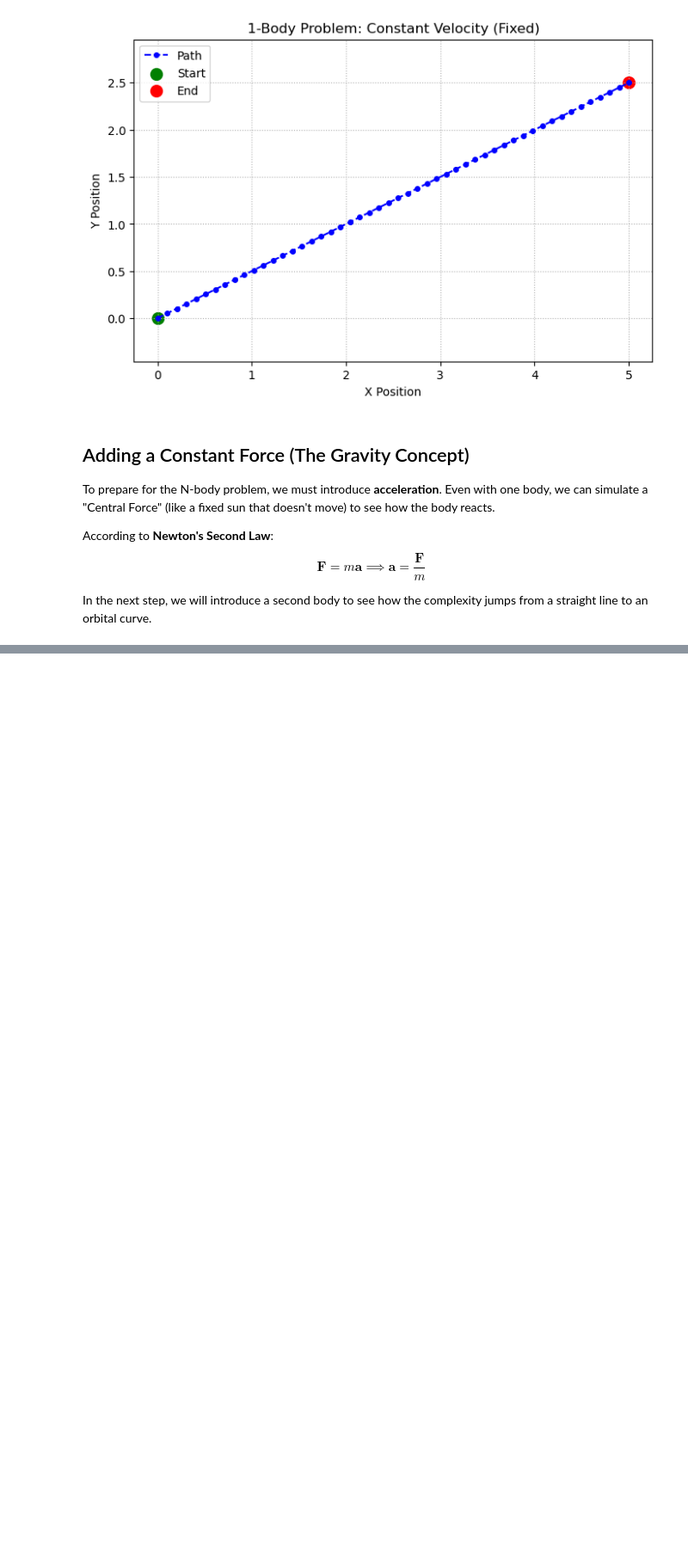
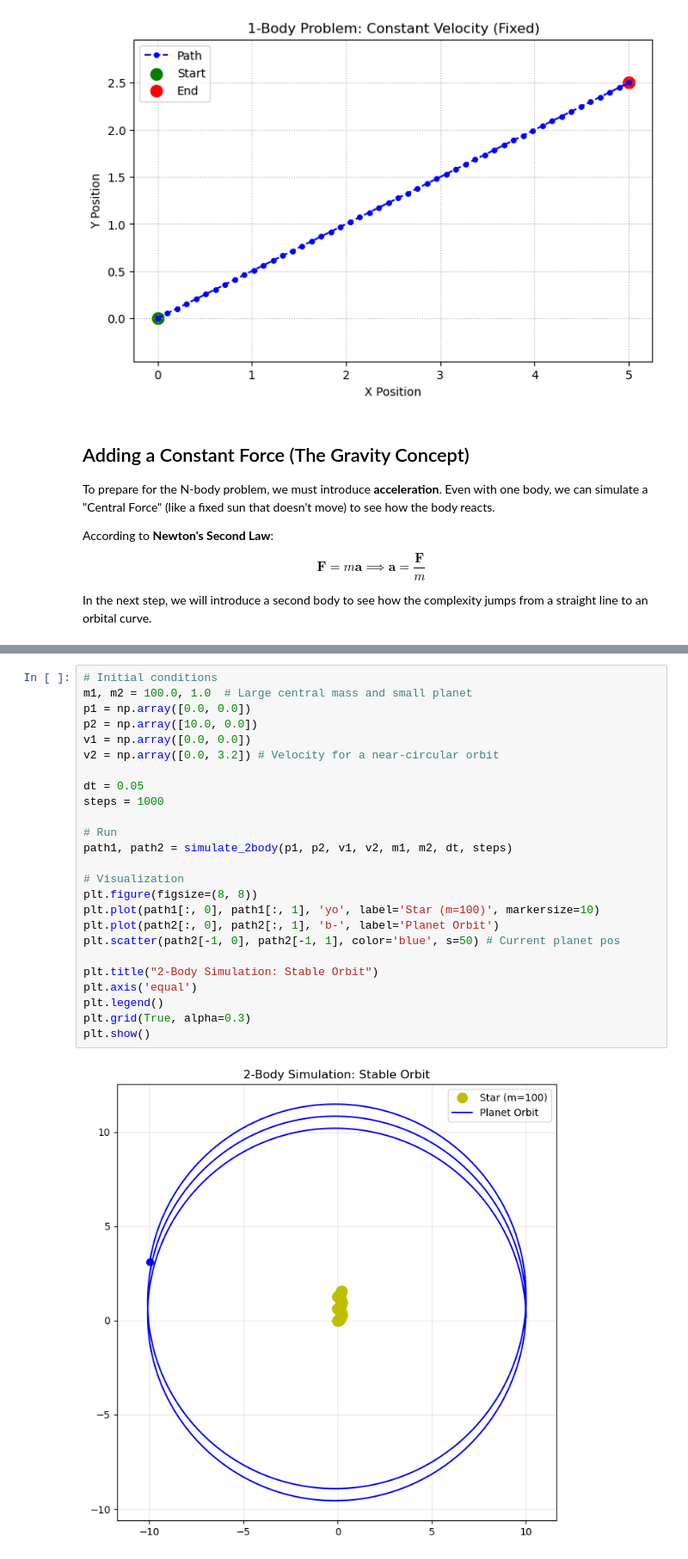
Before and after one commit to DimovDimo/n-body-simulations, a Jupyter notebook: N-body Simulations.ipynb, the cells around one changed output, grey strips where cells are left out. Shown at 86% size. Saved outputs shown, nothing was run; the diff lists cells and outputs as text; blank space fills up the shorter version.

Commit message:
The 2-Body Problem: Orbital Mechanics

```diff
--- a/N-body Simulations.ipynb
+++ b/N-body Simulations.ipynb
@@ -100,0 +154,27 @@ In the next step, we will introduce a second body to see how the complexity jump
+# %%
+# Initial conditions
+m1, m2 = 100.0, 1.0  # Large central mass and small planet
+p1 = np.array([0.0, 0.0])
+p2 = np.array([10.0, 0.0])
+v1 = np.array([0.0, 0.0])
+v2 = np.array([0.0, 3.2]) # Velocity for a near-circular orbit
+
+dt = 0.05
+steps = 1000
+
+# Run
+path1, path2 = simulate_2body(p1, p2, v1, v2, m1, m2, dt, steps)
+
+# Visualization
+plt.figure(figsize=(8, 8))
+plt.plot(path1[:, 0], path1[:, 1], 'yo', label='Star (m=100)', markersize=10)
+plt.plot(path2[:, 0], path2[:, 1], 'b-', label='Planet Orbit')
+plt.scatter(path2[-1, 0], path2[-1, 1], color='blue', s=50) # Current planet pos
+
+plt.title("2-Body Simulation: Stable Orbit")
+plt.axis('equal')
+plt.legend()
+plt.grid(True, alpha=0.3)
+plt.show()
+# %% [output]
+[figure, added]
```
Also changed, not shown: parts of 10 cells of this notebook.
